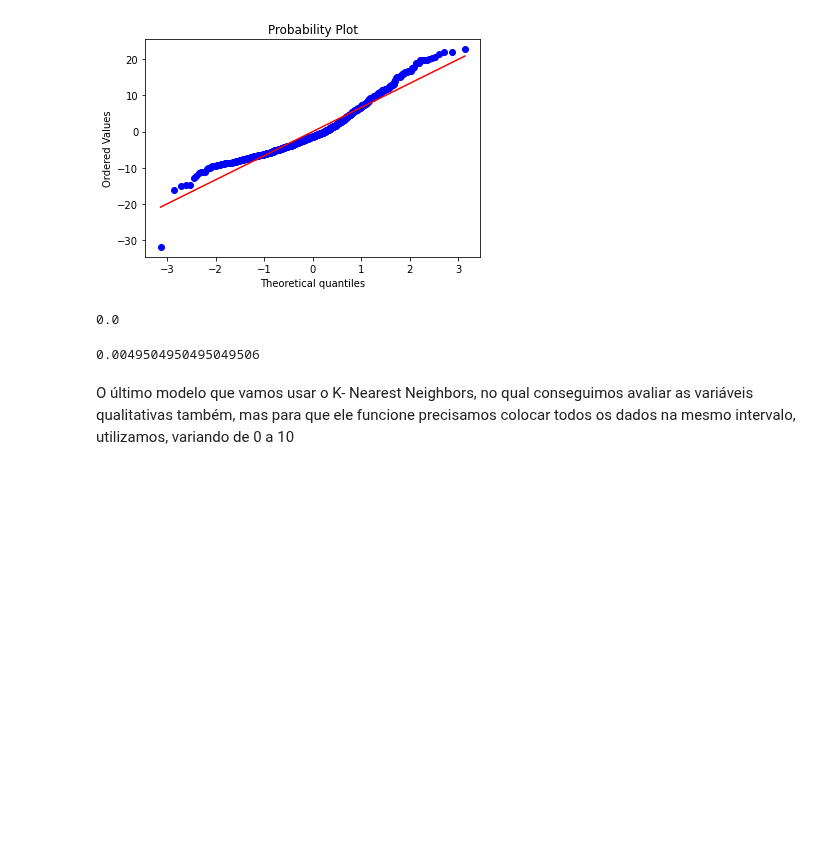
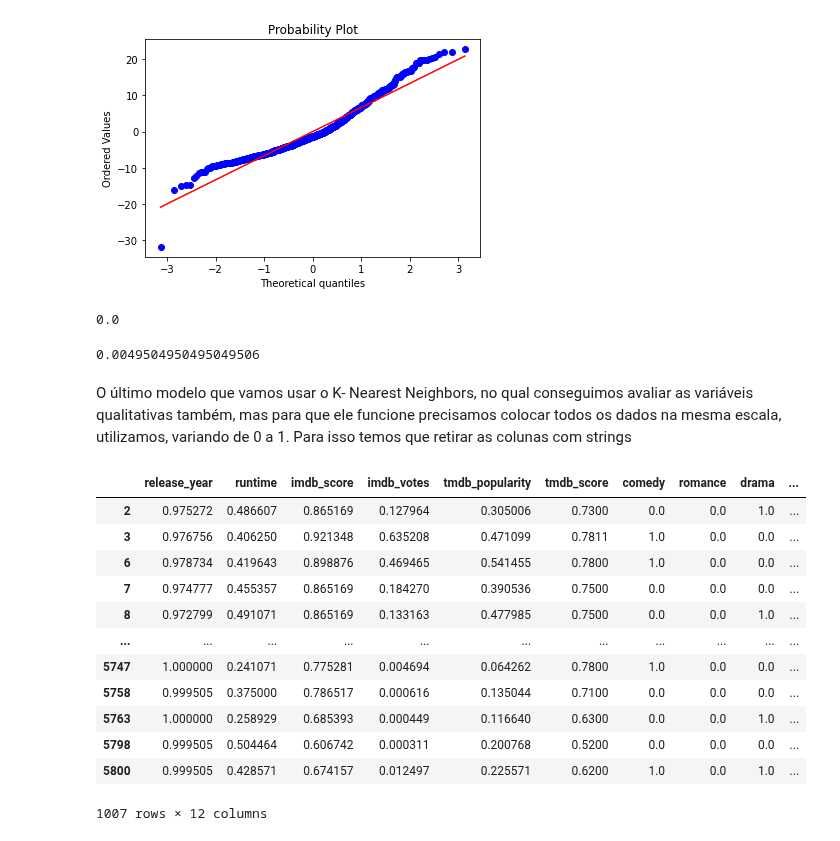
Before and after one commit to insper-classroom/22-2c-cd-p2-grupo_mace_girls, a Jupyter notebook: dados/relatorio.ipynb, the cells around one changed output. Saved outputs shown, nothing was run; the diff lists cells and outputs as text; code cells hidden in the pictures; blank space fills up the shorter version.

Commit message:
normalização dos dados

```diff
--- a/dados/relatorio.ipynb
+++ b/dados/relatorio.ipynb
@@ -470,4 +470,4 @@ clf1.score(X_test, y_test)
 # %% [output]
 0.0049504950495049506
 # %% [markdown]
-O último modelo que vamos usar o K- Nearest Neighbors, no qual conseguimos avaliar as variáveis qualitativas também, mas para que ele funcione precisamos colocar todos os dados na mesmo intervalo, utilizamos, variando de 0 a 10
+O último modelo que vamos usar o K- Nearest Neighbors, no qual conseguimos avaliar as variáveis qualitativas também, mas para que ele funcione precisamos colocar todos os dados na mesma escala, utilizamos, variando de 0 a 1. Para isso temos que retirar as colunas com strings
@@ -475,0 +474,29 @@ def normalizacao():
+# %%
+filtro = filtro.drop(columns='production_countries')
+filtro = filtro.drop(columns='imdb_id')
+filtro = filtro.drop(columns='id')
+filtro = filtro.drop(columns='title')
+filtro = filtro.drop(columns='type')
+filtro = filtro.drop(columns='description')
+filtro = filtro.drop(columns='age_certification')
+filtro = filtro.drop(columns='genres')
+# %%
+df_max_scaled = filtro.copy()
+for column in df_max_scaled.columns:
+    df_max_scaled[column] = df_max_scaled[column]  / df_max_scaled[column].abs().max()
+
+display(df_max_scaled)
+# %% [output]
+|  | release_year | runtime | imdb_score | imdb_votes | tmdb_popularity | tmdb_score | comedy | romance | drama | ... |
+| 2 | 0.975272 | 0.486607 | 0.865169 | 0.127964 | 0.305006 | 0.7300 | 0.0 | 0.0 | 1.0 | ... |
+| 3 | 0.976756 | 0.406250 | 0.921348 | 0.635208 | 0.471099 | 0.7811 | 1.0 | 0.0 | 0.0 | ... |
+| 6 | 0.978734 | 0.419643 | 0.898876 | 0.469465 | 0.541455 | 0.7800 | 1.0 | 0.0 | 0.0 | ... |
+| 7 | 0.974777 | 0.455357 | 0.865169 | 0.184270 | 0.390536 | 0.7500 | 0.0 | 0.0 | 0.0 | ... |
+| 8 | 0.972799 | 0.491071 | 0.865169 | 0.133163 | 0.477985 | 0.7500 | 0.0 | 0.0 | 1.0 | ... |
+| ... | ... | ... | ... | ... | ... | ... | ... | ... | ... | ... |
+| 5747 | 1.000000 | 0.241071 | 0.775281 | 0.004694 | 0.064262 | 0.7800 | 1.0 | 0.0 | 0.0 | ... |
+| 5758 | 0.999505 | 0.375000 | 0.786517 | 0.000616 | 0.135044 | 0.7100 | 0.0 | 0.0 | 0.0 | ... |
+| 5763 | 1.000000 | 0.258929 | 0.685393 | 0.000449 | 0.116640 | 0.6300 | 0.0 | 0.0 | 1.0 | ... |
+| 5798 | 0.999505 | 0.504464 | 0.606742 | 0.000311 | 0.200768 | 0.5200 | 0.0 | 0.0 | 0.0 | ... |
+| 5800 | 0.999505 | 0.428571 | 0.674157 | 0.012497 | 0.225571 | 0.6200 | 1.0 | 0.0 | 1.0 | ... |
+1007 rows × 12 columns
```
Also changed, not shown: parts of 1 cell of this notebook, 1 other file.
